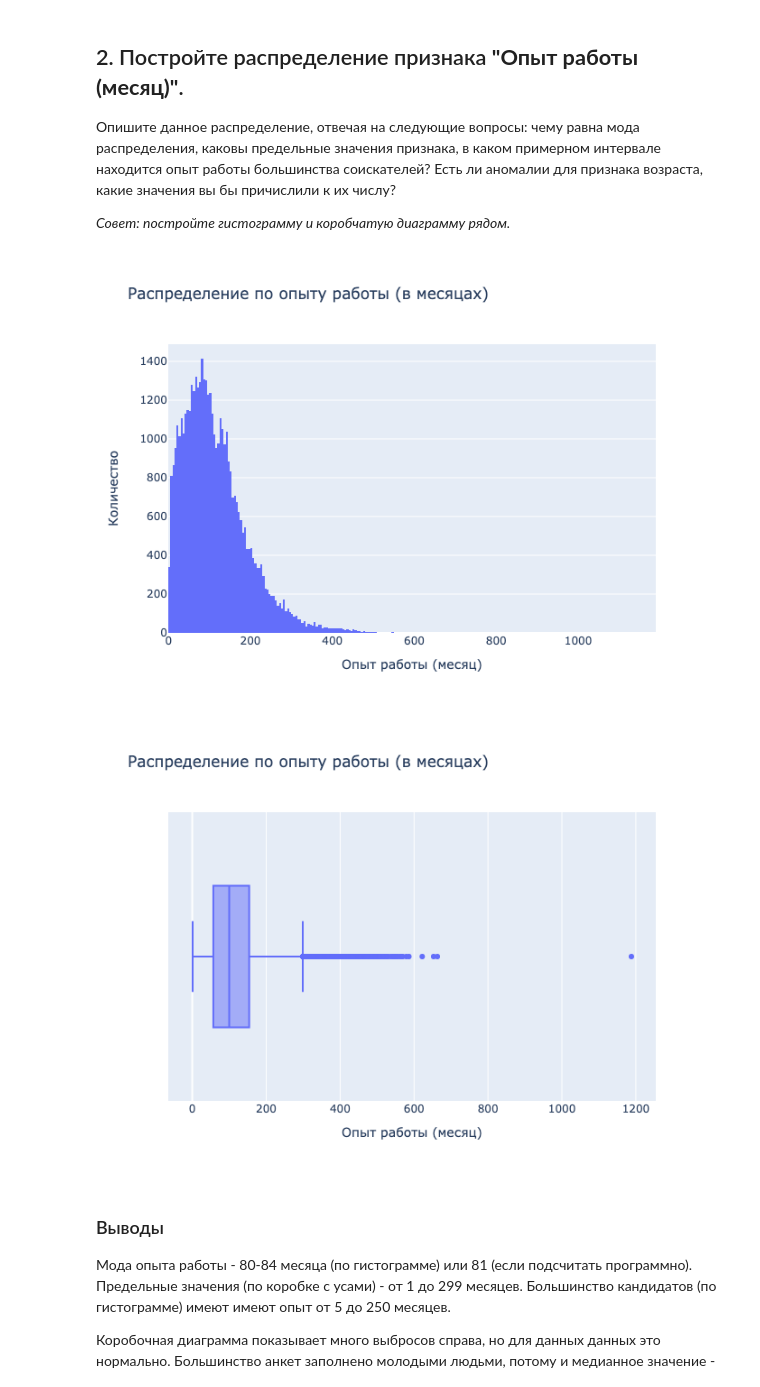
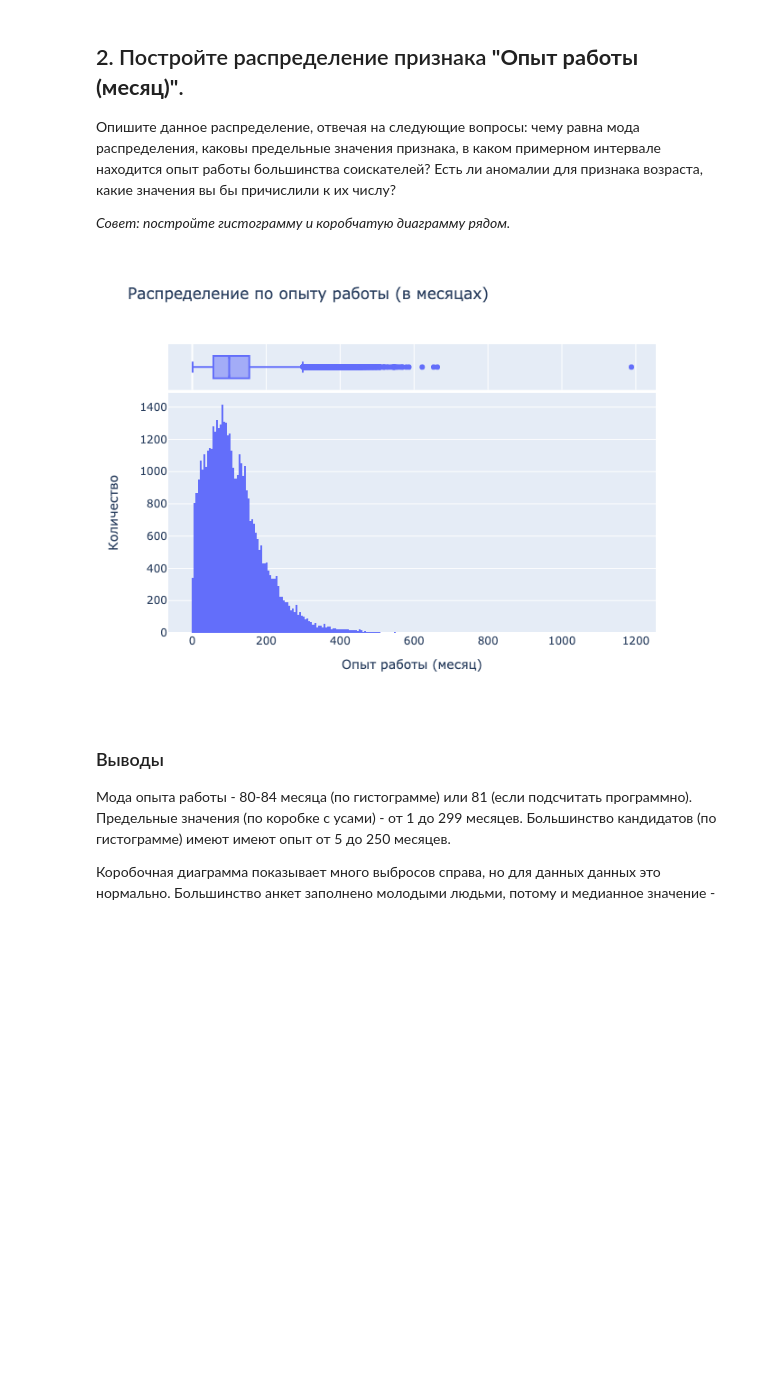
Before and after one commit to keloin/SF, a Jupyter notebook: project01/Project_1.ipynb, the cells around one changed output. Saved outputs shown, nothing was run; the diff lists cells and outputs as text; code cells hidden in the pictures; blank space fills up the shorter version.

```diff
--- a/project01/Project_1.ipynb
+++ b/project01/Project_1.ipynb
@@ -580,22 +580,20 @@ fig.show()
 # %%
 feature = 'Опыт работы (месяц)'
 title = 'Распределение по опыту работы (в месяцах)'
 
-fig = px.histogram(cleansed_data, x=feature, title=title)
+fig = px.histogram(cleansed_data, x=feature, title=title, marginal='box')
 fig.update_layout(yaxis_title="Количество")
 fig.show()
 
-fig = px.box(cleansed_data, x=feature, title=title)
-fig.show()
 
-# cleansed_data[feature].mode()
+# print(cleansed_data[feature].mode())
+# 81
 
 # hh_data.iloc[40015]
 # cleansed_data['Опыт работы (месяц)'].describe()
 # cleansed_data[cleansed_data['Опыт работы (месяц)'] < 1]
 # %% [output]
-[figure, old version]
+[figure, new version]
-[figure, removed]
 # %% [markdown]
 ### Выводы
 
```
Also changed, not shown: parts of 2 cells of this notebook.
